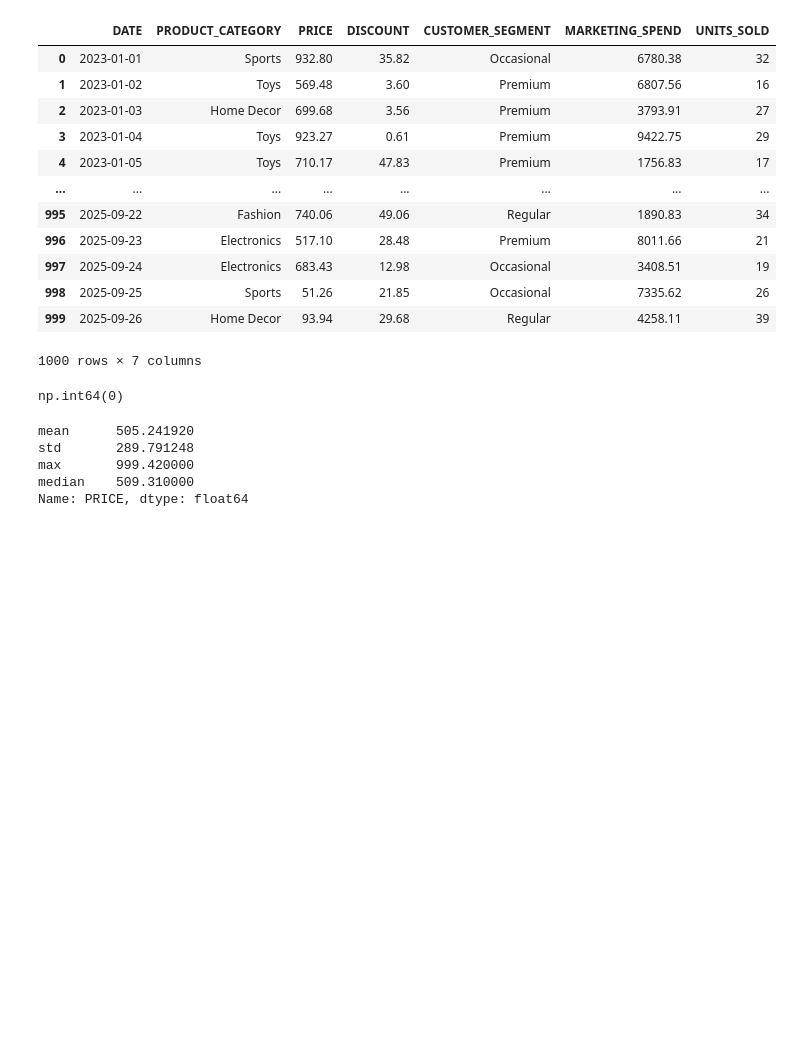
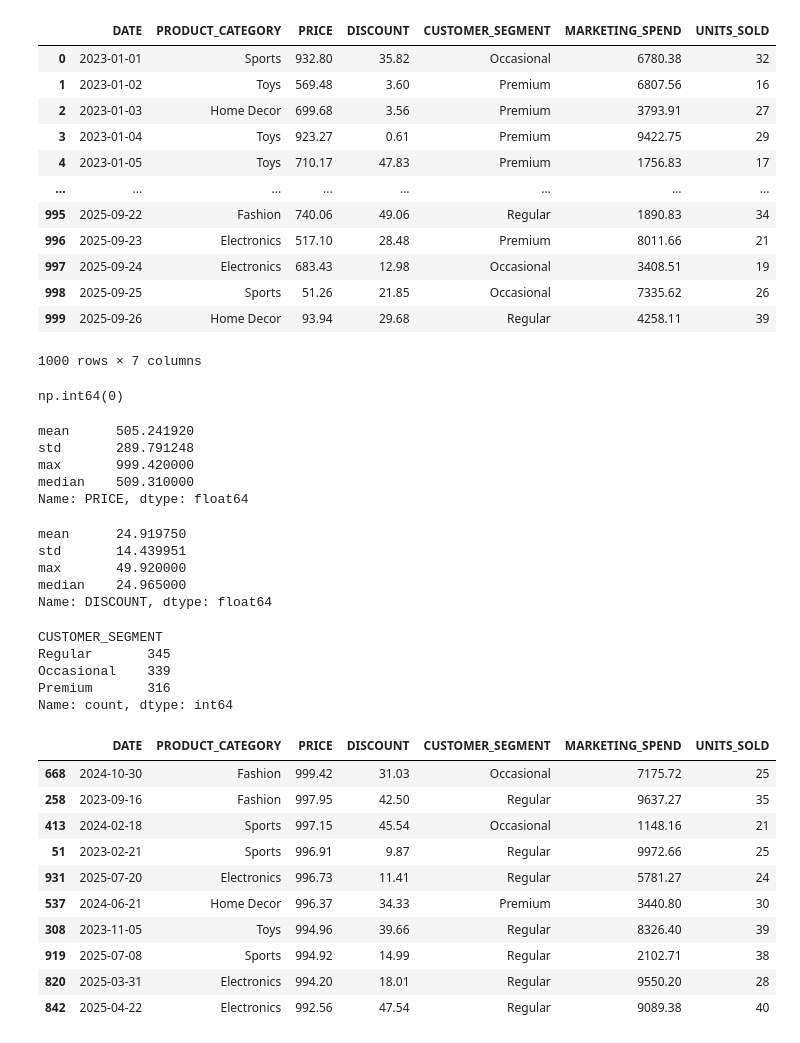
Before and after one commit to 2000bera/Finance_Pandas_Analysis, a Jupyter notebook: Notebook/sales.ipynb, the cells around one changed output. Saved outputs shown, nothing was run; the diff lists cells and outputs as text; code cells hidden in the pictures; blank space fills up the shorter version.

Commit message:
Added new analysis and visualizations for sales data, including discount and customer segment insights

```diff
--- a/Notebook/sales.ipynb
+++ b/Notebook/sales.ipynb
@@ -78,4 +78,32 @@ max       999.420000
 median    509.310000
 Name: PRICE, dtype: float64
 # %%
-#df_sales_new[df_sales_new[]].sort()
+df_sales_new['DISCOUNT'].agg(['mean', 'std', 'max', 'median'])
+# %% [output]
+mean      24.919750
+std       14.439951
+max       49.920000
+median    24.965000
+Name: DISCOUNT, dtype: float64
+# %%
+df_sales_new['CUSTOMER_SEGMENT'].value_counts()
+# %% [output]
+CUSTOMER_SEGMENT
+Regular       345
+Occasional    339
+Premium       316
+Name: count, dtype: int64
+# %%
+df_sales_new.sort_values(by='PRICE', ascending=False).head(10)
+# %% [output]
+|  | DATE | PRODUCT_CATEGORY | PRICE | DISCOUNT | CUSTOMER_SEGMENT | MARKETING_SPEND | UNITS_SOLD |
+| 668 | 2024-10-30 | Fashion | 999.42 | 31.03 | Occasional | 7175.72 | 25 |
+| 258 | 2023-09-16 | Fashion | 997.95 | 42.50 | Regular | 9637.27 | 35 |
+| 413 | 2024-02-18 | Sports | 997.15 | 45.54 | Occasional | 1148.16 | 21 |
+| 51 | 2023-02-21 | Sports | 996.91 | 9.87 | Regular | 9972.66 | 25 |
+| 931 | 2025-07-20 | Electronics | 996.73 | 11.41 | Regular | 5781.27 | 24 |
+| 537 | 2024-06-21 | Home Decor | 996.37 | 34.33 | Premium | 3440.80 | 30 |
+| 308 | 2023-11-05 | Toys | 994.96 | 39.66 | Regular | 8326.40 | 39 |
+| 919 | 2025-07-08 | Sports | 994.92 | 14.99 | Regular | 2102.71 | 38 |
+| 820 | 2025-03-31 | Electronics | 994.20 | 18.01 | Regular | 9550.20 | 28 |
+| 842 | 2025-04-22 | Electronics | 992.56 | 47.54 | Regular | 9089.38 | 40 |
```
Also changed, not shown: parts of 5 cells of this notebook.
